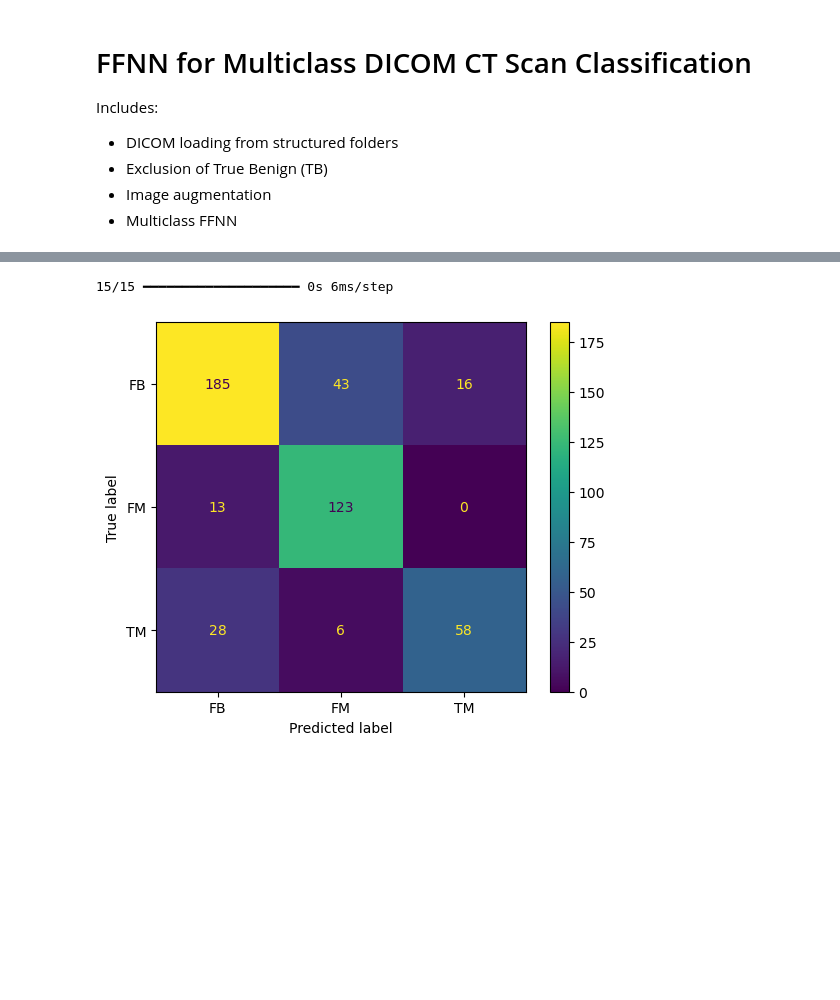
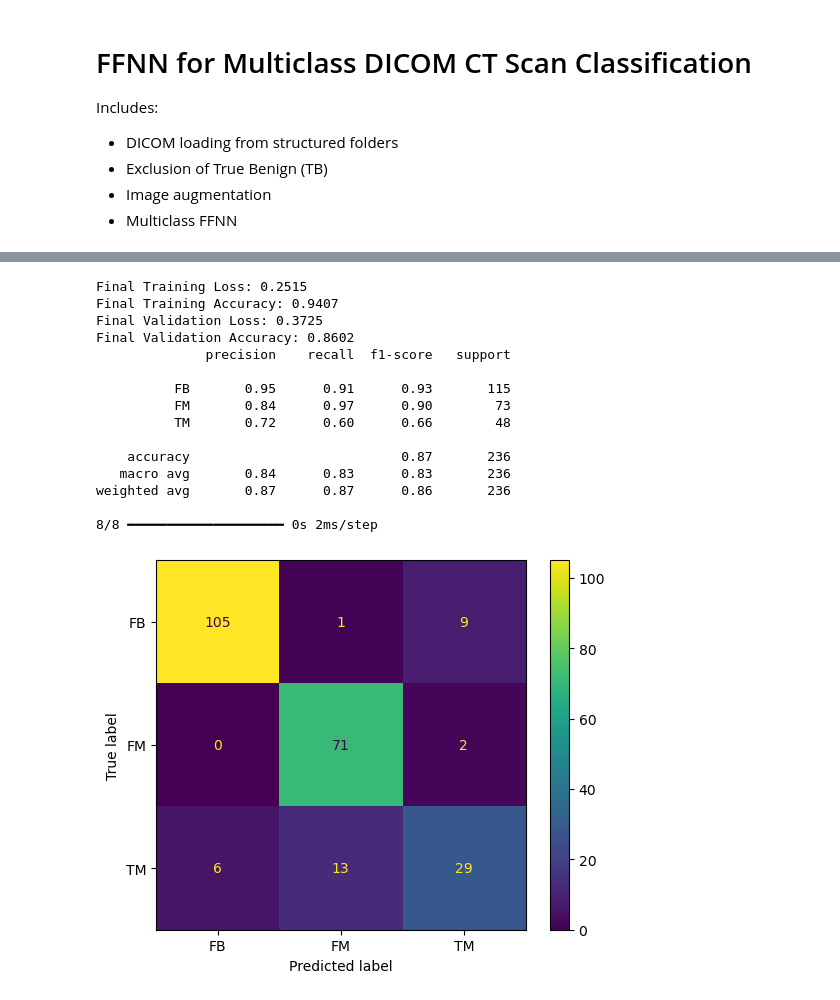
Before and after one commit to jtn50/lungdeepfake, a Jupyter notebook: FFNN_Model_1_GK.ipynb, the cells around one changed output, grey strips where cells are left out. Cells and saved outputs as stored; diff of their text form; code cells hidden in the pictures; blank space fills up the shorter version.

```diff
--- a/FFNN_Model_1_GK.ipynb
+++ b/FFNN_Model_1_GK.ipynb
@@ -136,26 +608,24 @@ plt.show()
 # %%
 # Build FFNN
 model = models.Sequential()
-model.add(layers.Dense(256, activation='relu', input_shape=(X.shape[1],)))
-model.add(layers.Dropout(0.3))
+model.add(layers.Dense(256, activation='relu', input_shape=(X_flat.shape[1],)))
+model.add(layers.Dropout(0.5))
 model.add(layers.Dense(128, activation='relu'))
-model.add(layers.Dropout(0.3))
+model.add(layers.Dropout(0.5))
 model.add(layers.Dense(3, activation='softmax'))
 
 model.compile(
     optimizer=Adam(1e-4),
-    loss='categorical_crossentropy',
+    loss='sparse_categorical_crossentropy',
     metrics=[
         'accuracy',
-        Precision(name='precision'),
-        Recall(name='recall')
     ]
 )
 # %%
-# Train
+# Train the model
 history = model.fit(
-    X_train, y_train,
-    validation_data=(X_val, y_val),
+    X_train, Y_train,
+    validation_data=(X_val, Y_val),
     epochs=50,
     batch_size=32,
     class_weight=class_weight_dict
@@ -213,13 +672,45 @@ plt.show()
 # %%
-# Confusion matrix
-preds = model.predict(X_val)
+# Print final training accuracy and loss
+final_train_loss = history.history['loss'][-1]
+final_train_acc = history.history['accuracy'][-1]
+
+# Print final validation accuracy and loss
+final_val_loss = history.history['val_loss'][-1]
+final_val_acc = history.history['val_accuracy'][-1]
+
+print(f"Final Training Loss: {final_train_loss:.4f}")
+print(f"Final Training Accuracy: {final_train_acc:.4f}")
+print(f"Final Validation Loss: {final_val_loss:.4f}")
+print(f"Final Validation Accuracy: {final_val_acc:.4f}")
+
+
+# Set up the model via the test set
+preds = model.predict(X_test)
 y_pred = np.argmax(preds, axis=1)
-y_true = np.argmax(y_val, axis=1)
+y_true = Y_test
 
+# Print the Precision and Recall
+print(classification_report(y_true, y_pred, target_names=["FB", "FM", "TM"]))
+
+# Create the confusion matrix
 cm = confusion_matrix(y_true, y_pred)
 disp = ConfusionMatrixDisplay(confusion_matrix=cm, display_labels=["FB", "FM", "TM"])
 disp.plot()
 plt.show()
 # %% [output]
-15/15 ━━━━━━━━━━━━━━━━━━━━ 0s 6ms/step
+Final Training Loss: 0.2515
+Final Training Accuracy: 0.9407
+Final Validation Loss: 0.3725
+Final Validation Accuracy: 0.8602
+              precision    recall  f1-score   support
+
+          FB       0.95      0.91      0.93       115
+          FM       0.84      0.97      0.90        73
+          TM       0.72      0.60      0.66        48
+
+    accuracy                           0.87       236
+   macro avg       0.84      0.83      0.83       236
+weighted avg       0.87      0.87      0.86       236
+
+8/8 ━━━━━━━━━━━━━━━━━━━━ 0s 2ms/step
-[figure, old version]
+[figure, new version]
```
Also changed, not shown: parts of 18 cells of this notebook.
